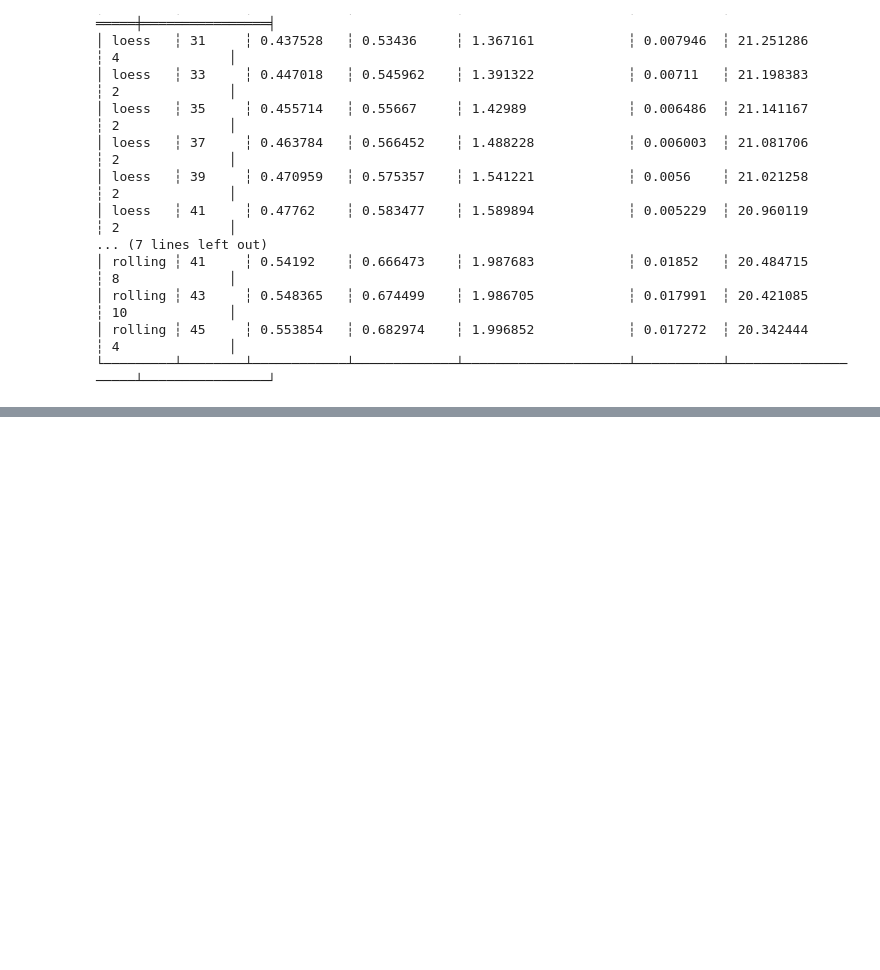
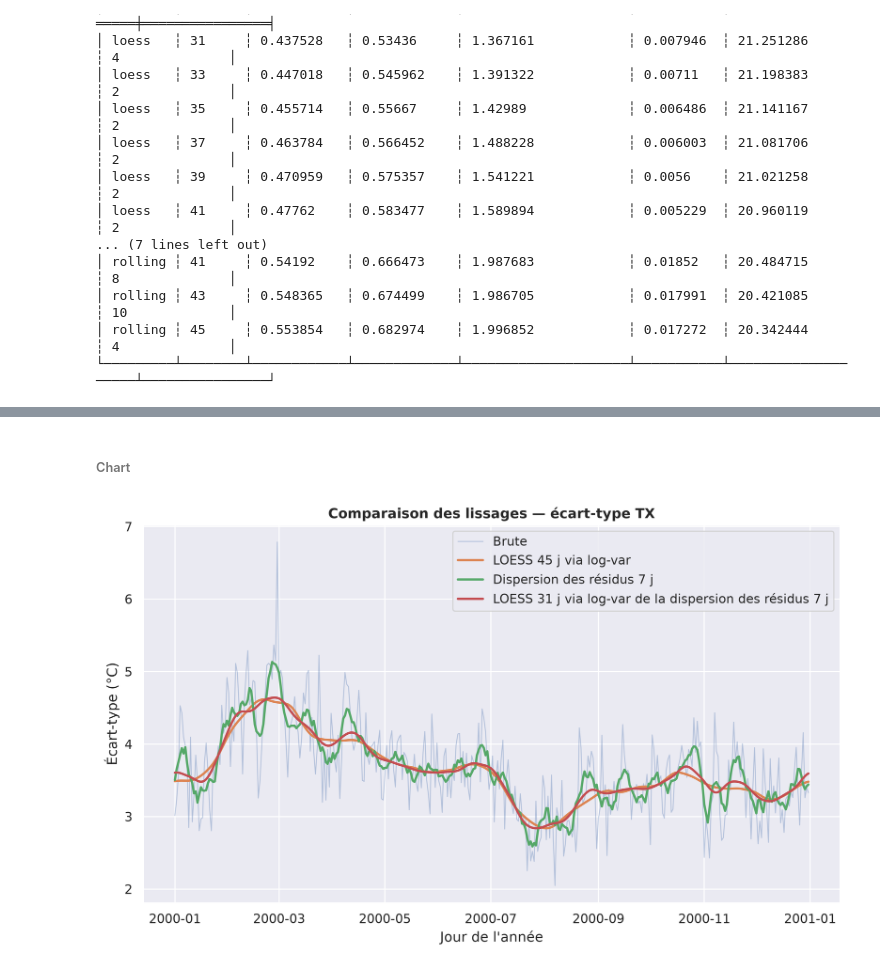
Before and after one commit to bpictogram/climato-lab, a Jupyter notebook: notebooks/explorations/national_daily_series.ipynb, the cells around one changed output, grey strips where cells are left out. Saved outputs shown, nothing was run; the diff lists cells and outputs as text; code cells hidden in the pictures; blank space fills up the shorter version.

Commit message:
WIP: initialized climatological parameter norm calculations

```diff
--- a/notebooks/explorations/national_daily_series.ipynb
+++ b/notebooks/explorations/national_daily_series.ipynb
@@ -719,6 +753,7 @@ print(circular_lowess_span(raw, span_days=45))
 # %%
+raw_mean = df_norm_test["norm"].to_numpy()
 df_norm_test_smoothed = df_norm_test.with_columns(
-    pl.Series("lowess_45d", circular_lowess_span(raw, span_days=45).tolist())
+    pl.Series("mean_lowess_45d", circular_lowess_span(raw_mean, span_days=45).tolist())
 )
 
 with pl.Config(tbl_cols=-1, tbl_rows=400, tbl_width_chars=200):
@@ -743,0 +996,7 @@ shape: (366, 10)
+# %%
+df_norm_test_smoothed = df_norm_test_smoothed.with_columns(
+    pl.Series("std_local_residuals", clim_day_residuals),
+)
+
+with pl.Config(tbl_cols=15, tbl_rows=50, tbl_width_chars=400):
+    print(df_norm_test_smoothed)
@@ -743,0 +1021,9 @@ shape: (366, 10)
+# %%
+df_norm_test_smoothed = df_norm_test_smoothed.with_columns(
+    pl.Series("std_residuals_lowess_15d", log_var_lowess_span(np.array(clim_day_residuals), span_days=15).tolist()),
+    pl.Series("std_residuals_lowess_31d", log_var_lowess_span(np.array(clim_day_residuals), span_days=31).tolist()),
+    pl.Series("std_residuals_lowess_45d", log_var_lowess_span(np.array(clim_day_residuals), span_days=45).tolist()),
+)
+
+with pl.Config(tbl_cols=16, tbl_rows=400, tbl_width_chars=400):
+    print(df_norm_test_smoothed)
@@ -743,0 +1048,54 @@ shape: (366, 10)
+# %% [markdown]
+###### Chart
+# %%
+import seaborn as sns
+import matplotlib.pyplot as plt
+
+
+sns.set_theme(style="darkgrid")
+plt.rcParams["figure.dpi"] = 300
+plt.rcParams["figure.figsize"] = (11, 6)
+
+plot_std_df = df_norm_test_smoothed
+
+x = plot_std_df["plot_date"].to_list()
+
+fig, ax = plt.subplots()
+
+ax.plot(
+    x,
+    plot_std_df["std_norm"].to_numpy(),
+    linewidth=0.8,
+    alpha=0.35,
+    label="Brute",
+)
+
+ax.plot(
+    x,
+    plot_std_df["std_lowess_45d"],
+    linewidth=2.0,
+    label="LOESS 45 j via log-var",
+)
+
+ax.plot(
+    x,
+    plot_std_df["std_local_residuals"],
+    linewidth=2.0,
+    label="Dispersion des résidus 7 j",
+)
+
+ax.plot(
+    x,
+    plot_std_df["std_residuals_lowess_31d"],
+    linewidth=2.0,
+    label="LOESS 31 j via log-var de la dispersion des résidus 7 j",
+)
+
+ax.set_title("Comparaison des lissages — écart-type TX", fontweight="bold")
+ax.set_xlabel("Jour de l'année")
+ax.set_ylabel("Écart-type (°C)")
+ax.legend()
+
+plt.show()
+# %% [output]
+[figure, added]
```
Also changed, not shown: parts of 21 cells of this notebook.
